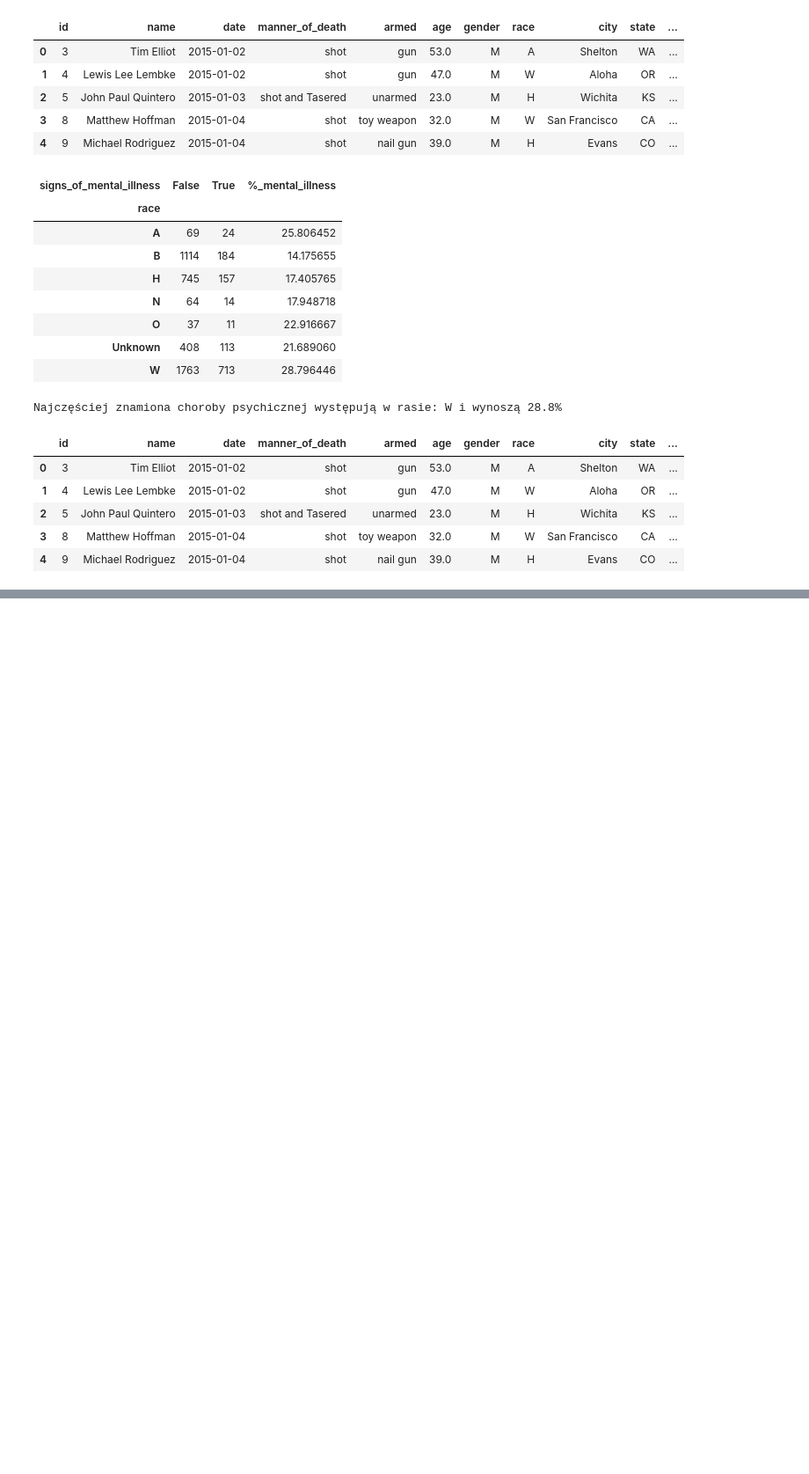
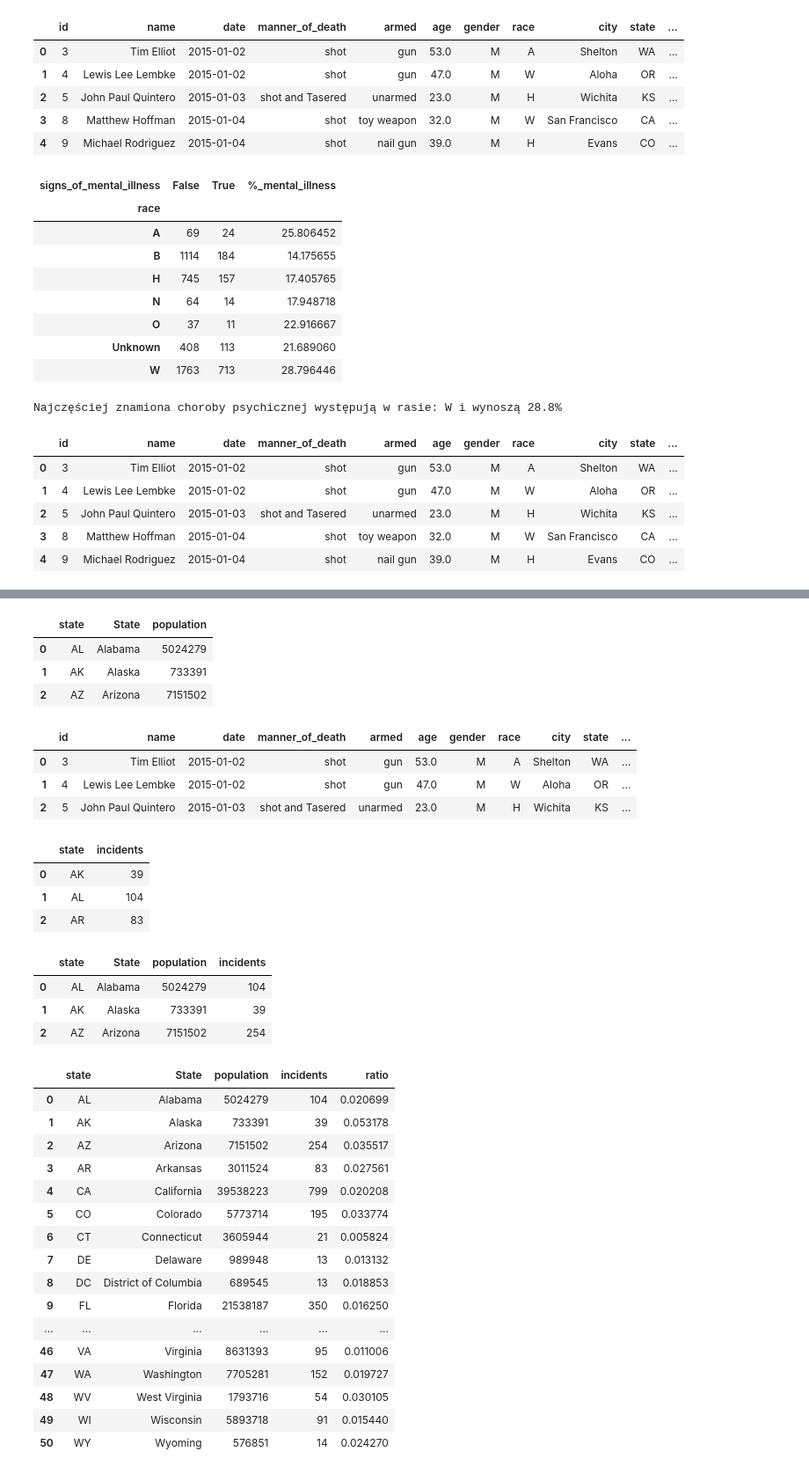
Before and after one commit to WojciechDzimira/kodilla-modu-8, a Jupyter notebook: przestepczosc.ipynb, the cells around one changed output, grey strips where cells are left out. Shown at 88% size. Cells and saved outputs as stored; diff of their text form; code cells hidden in the pictures; blank space fills up the shorter version.

```diff
--- a/przestepczosc.ipynb
+++ b/przestepczosc.ipynb
@@ -70,0 +78,4 @@ Name: count, dtype: int64
+# %%
+adres_url_2 = 'https://en.wikipedia.org/wiki/List_of_U.S._state_and_territory_abbreviations'
+data = pd.read_html(adres_url_2, header=0, storage_options=user_agent)
+df_territory_abbreviations = data[1]
@@ -70,0 +100,72 @@ Name: count, dtype: int64
+# %%
+
+
+state_population_df = pd.merge(
+    df_territory_abbreviations[['Name', 'USPS (& ANSI)']],
+    df_state_by_population[['State', 'Census population, April 1, 2020 [1][2]']],
+    left_on='Name', right_on='State',
+    how='inner'
+)
+state_population_df = state_population_df.drop(columns='Name')
+state_population_df = state_population_df.rename(columns={
+    'USPS (& ANSI)': 'state',
+    'Census population, April 1, 2020 [1][2]': 'population'
+})
+state_population_df.head(3)
+# %% [output]
+|  | state | State | population |
+| 0 | AL | Alabama | 5024279 |
+| 1 | AK | Alaska | 733391 |
+| 2 | AZ | Arizona | 7151502 |
+# %%
+df.head(3)
+# %% [output]
+|  | id | name | date | manner_of_death | armed | age | gender | race | city | state | ... |
+| 0 | 3 | Tim Elliot | 2015-01-02 | shot | gun | 53.0 | M | A | Shelton | WA | ... |
+| 1 | 4 | Lewis Lee Lembke | 2015-01-02 | shot | gun | 47.0 | M | W | Aloha | OR | ... |
+| 2 | 5 | John Paul Quintero | 2015-01-03 | shot and Tasered | unarmed | 23.0 | M | H | Wichita | KS | ... |
+# %%
+
+state_incidents_df = df.pivot_table(index='state', aggfunc='size')
+state_incidents_df = state_incidents_df.to_frame(name='incidents')
+state_incidents_df = state_incidents_df.reset_index()
+state_incidents_df.head(3)
+# %% [output]
+|  | state | incidents |
+| 0 | AK | 39 |
+| 1 | AL | 104 |
+| 2 | AR | 83 |
+# %%
+incidents_per_polulation_df = pd.merge(
+    state_population_df[['state', 'State', 'population']],
+    state_incidents_df[['state', 'incidents']],
+    on='state',
+    how='inner'
+)
+incidents_per_polulation_df.head(3)
+# %% [output]
+|  | state | State | population | incidents |
+| 0 | AL | Alabama | 5024279 | 104 |
+| 1 | AK | Alaska | 733391 | 39 |
+| 2 | AZ | Arizona | 7151502 | 254 |
+# %%
+incidents_per_polulation_df['ratio'] = incidents_per_polulation_df.apply(lambda x: (x['incidents'] / x['population']) * 1000, axis=1)
+incidents_per_polulation_df
+# %% [output]
+|  | state | State | population | incidents | ratio |
+| 0 | AL | Alabama | 5024279 | 104 | 0.020699 |
+| 1 | AK | Alaska | 733391 | 39 | 0.053178 |
+| 2 | AZ | Arizona | 7151502 | 254 | 0.035517 |
+| 3 | AR | Arkansas | 3011524 | 83 | 0.027561 |
+| 4 | CA | California | 39538223 | 799 | 0.020208 |
+| 5 | CO | Colorado | 5773714 | 195 | 0.033774 |
+| 6 | CT | Connecticut | 3605944 | 21 | 0.005824 |
+| 7 | DE | Delaware | 989948 | 13 | 0.013132 |
+| 8 | DC | District of Columbia | 689545 | 13 | 0.018853 |
+| 9 | FL | Florida | 21538187 | 350 | 0.016250 |
+| ... | ... | ... | ... | ... | ... |
+| 46 | VA | Virginia | 8631393 | 95 | 0.011006 |
+| 47 | WA | Washington | 7705281 | 152 | 0.019727 |
+| 48 | WV | West Virginia | 1793716 | 54 | 0.030105 |
+| 49 | WI | Wisconsin | 5893718 | 91 | 0.015440 |
+| 50 | WY | Wyoming | 576851 | 14 | 0.024270 |
```
Also changed, not shown: parts of 5 cells of this notebook.
